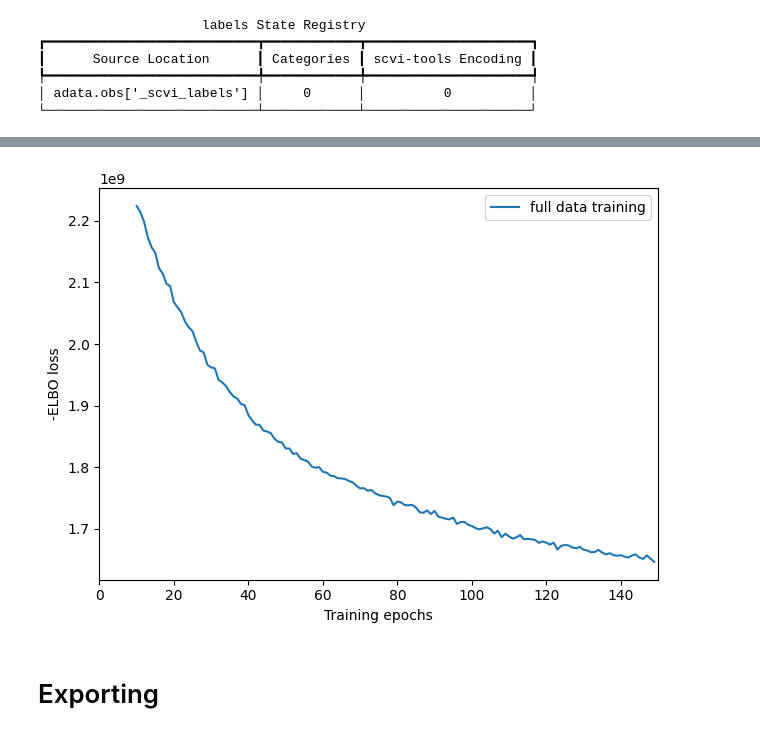
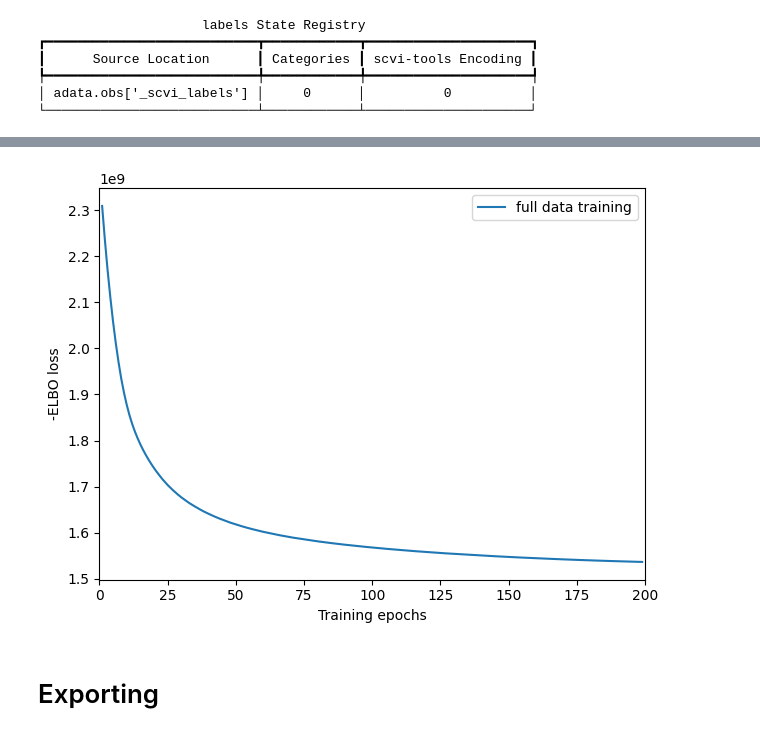
Before and after one commit to Li-Lab-COH/Spatial_CAR_T, a Jupyter notebook: CellTypeAnnotation/Spatial_Mapping.ipynb, the cells around one changed output, grey strips where cells are left out. Drawn from its saved outputs; the diff is of its cells as text; code cells hidden in the pictures.

Commit message:
about to make a decision

```diff
--- a/CellTypeAnnotation/Spatial_Mapping.ipynb
+++ b/CellTypeAnnotation/Spatial_Mapping.ipynb
@@ -51,11 +51,11 @@ import torch
 ## Variables
 # %%
 N_cells_loc  = 1
-dec_alpha    = 20
+dec_alpha    = 100
 gpus_dev     = 4
 
 
-epoch_num    = 150 # First run was about 200 epochs. Let's try 500 epochs to see if it improves the results.
+epoch_num    = 200 # First run was about 200 epochs. Let's try 500 epochs to see if it improves the results.
 batch_num    = 8192 #4096, 8192, 16384, 32768
 export_num   = 500 # 1k was too much for the GPU memory
 # %%
@@ -248,13 +248,13 @@ mod.train(
     train_size=1,
     lr=0.002,
     num_particles=1,
-    device=gpus_dev, # GPUs to use
-    accelerator="gpu", # GPU
-    strategy="ddp_notebook_find_unused_parameters_true",
+    # device=gpus_dev, # GPUs to use
+    # accelerator="gpu", # GPU
+    # strategy="ddp_notebook_find_unused_parameters_true",
     # Distributed Data Parallel (DDP) for multi-GPU training in notebooks.
     # 'find_unused_parameters=True' prevents crashes if some model parameters
     # are not used in every forward pass (common in scvi/cell2location).
-    datasplitter_kwargs={"drop_dataset_tail": True, "drop_last": False}
+    # datasplitter_kwargs={"drop_dataset_tail": True, "drop_last": False}
     # Controls how data batches are split across GPUs:
     # - drop_dataset_tail=True: ensures even splitting across GPUs (avoids DDP errors)
     # - drop_last=False: keeps all data (does not discard final incomplete batch)
@@ -283,16 +270,16 @@ LOCAL_RANK: 2 - CUDA_VISIBLE_DEVICES: [0,1,2,3]
 # %%
 # plot ELBO loss history during training, removing first 100 epochs from the plot
-mod.plot_history(10)
+mod.plot_history(1)
 plt.legend(labels=['full data training']);
 # mod.train(max_epochs=30000,
 #           # train using full data (batch_size=None)
 #           batch_size=None,
 #           # use all data points in training because
 #           # we need to estimate cell abundance at all locations
 #           train_size=1
 #          )
 # %% [output]
-[figure, old version]
+[figure, new version]
 # %% [markdown]
 # Exporting
 # %%
```
Also changed, not shown: parts of 7 cells of this notebook, 3 other files.
